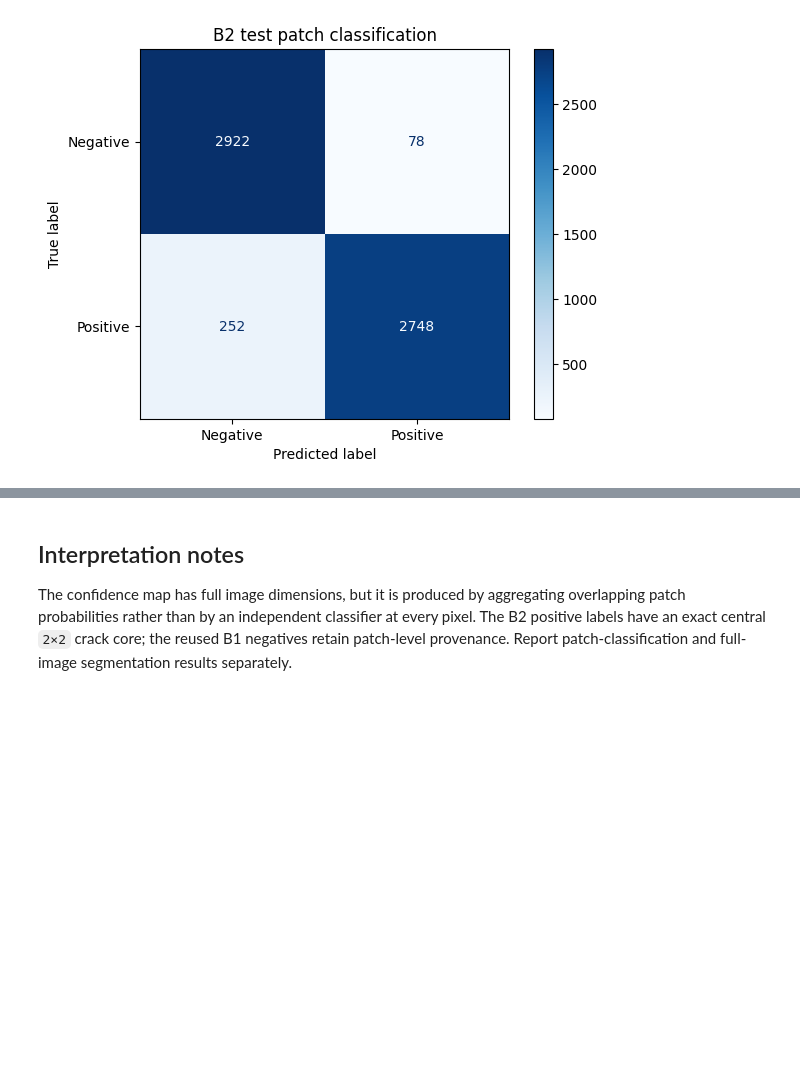
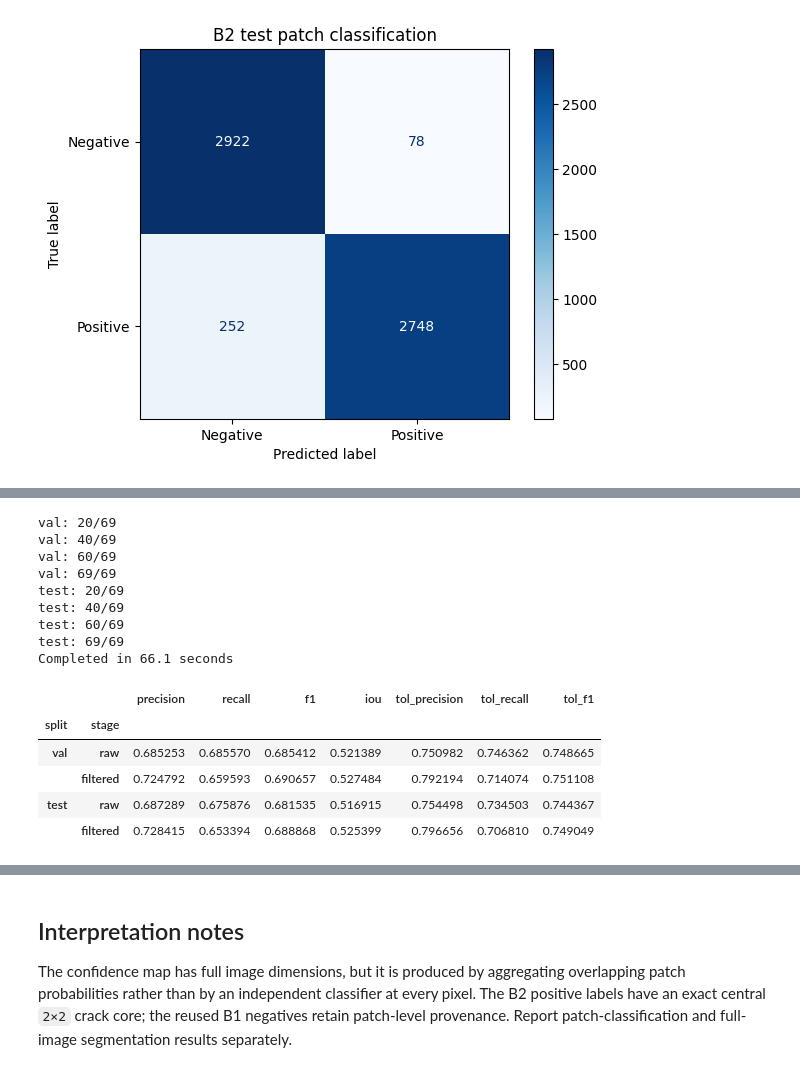
Before and after one commit to seungminLEE25392059/crack-width-measurement, a Jupyter notebook: notebooks/method_b_hog_glcm_svm.ipynb, the cells around one changed output, grey strips where cells are left out. Drawn from its saved outputs; the diff is of its cells as text; code cells hidden in the pictures; blank space fills up the shorter version.

```diff
--- a/notebooks/method_b_hog_glcm_svm.ipynb
+++ b/notebooks/method_b_hog_glcm_svm.ipynb
@@ -313,0 +298,54 @@ test 69/69: 607
+# %%
+summary_rows = []
+change_rows = []
+per_image_rows = []
+with utils.timer() as elapsed:
+    for split_name in ('val', 'test'):
+        totals = {stage: dict.fromkeys(evaluate.COUNT_KEYS, 0) for stage in ('raw', 'filtered')}
+        output_dir = OUTPUT / split_name
+        output_dir.mkdir(parents=True, exist_ok=True)
+        for index, image_id in enumerate(split[split_name], 1):
+            raw = utils.read_mask(utils.result_path('B', split_name, image_id))
+            reference = utils.read_mask(reference_paths[image_id])
+            filtered = method_b.postprocess_mask_b(raw, MIN_AREA)
+            removed = int(np.count_nonzero(raw & ~filtered))
+            raw_counts = evaluate.confusion_counts(raw, reference)
+            filtered_counts = evaluate.confusion_counts(filtered, reference) if removed else raw_counts
+            for stage, counts in (('raw', raw_counts), ('filtered', filtered_counts)):
+                for key in evaluate.COUNT_KEYS:
+                    totals[stage][key] += counts[key]
+                per_image_rows.append({'split': split_name, 'image_id': image_id, 'stage': stage, **evaluate.metrics_from_counts(counts)})
+            change_rows.append({'split': split_name, 'image_id': image_id, 'removed_pixels': removed,
+                                'removed_true_crack_pixels': int(np.count_nonzero(raw & ~filtered & reference)),
+                                'removed_false_positive_pixels': int(np.count_nonzero(raw & ~filtered & ~reference))})
+            utils.save_mask(filtered, output_dir / f'{image_id}.png')
+            if index % 20 == 0 or index == len(split[split_name]):
+                print(f'{split_name}: {index}/{len(split[split_name])}', flush=True)
+        summary_rows.extend({'split': split_name, 'stage': stage, **evaluate.metrics_from_counts(counts)}
+                            for stage, counts in totals.items())
+
+summary = pd.DataFrame(summary_rows)
+changes = pd.DataFrame(change_rows)
+summary.to_csv(OUTPUT / 'summary.csv', index=False)
+changes.to_csv(OUTPUT / 'removed_pixels.csv', index=False)
+pd.DataFrame(per_image_rows).to_csv(OUTPUT / 'per_image.csv', index=False)
+(OUTPUT / 'settings.json').write_text(json.dumps({'min_component_area': MIN_AREA, 'connectivity': 8,
+    'source': 'existing binary masks; original threshold 0.90', 'tolerance_px': config.TOLERANCE_PX}, indent=2), encoding='utf-8')
+print(f'Completed in {elapsed["seconds"]:.1f} seconds')
+display(summary.set_index(['split', 'stage']).round(6))
+# %% [output]
+val: 20/69
+val: 40/69
+val: 60/69
+val: 69/69
+test: 20/69
+test: 40/69
+test: 60/69
+test: 69/69
+Completed in 66.1 seconds
+|  |  | precision | recall | f1 | iou | tol_precision | tol_recall | tol_f1 |
+| split | stage |  |  |  |  |  |  |  |
+| val | raw | 0.685253 | 0.685570 | 0.685412 | 0.521389 | 0.750982 | 0.746362 | 0.748665 |
+|  | filtered | 0.724792 | 0.659593 | 0.690657 | 0.527484 | 0.792194 | 0.714074 | 0.751108 |
+| test | raw | 0.687289 | 0.675876 | 0.681535 | 0.516915 | 0.754498 | 0.734503 | 0.744367 |
+|  | filtered | 0.728415 | 0.653394 | 0.688868 | 0.525399 | 0.796656 | 0.706810 | 0.749049 |
```
Also changed, not shown: parts of 14 cells of this notebook, 4 other files.
